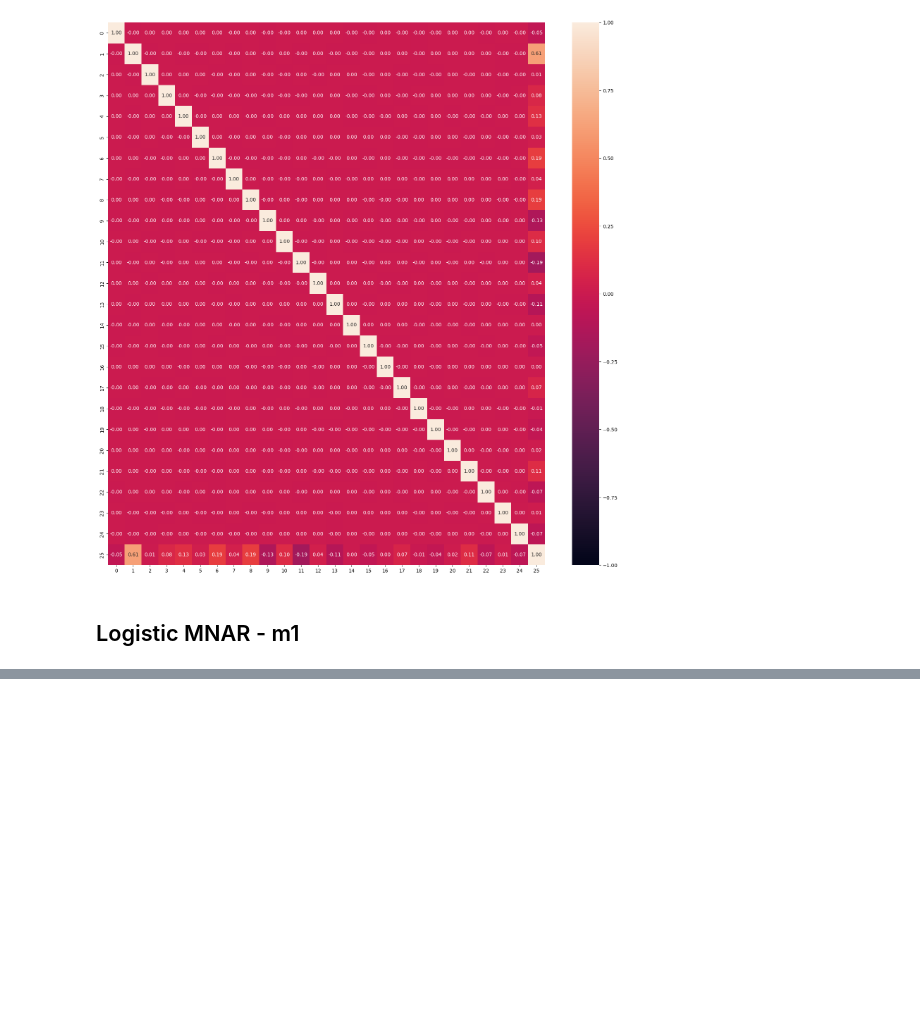
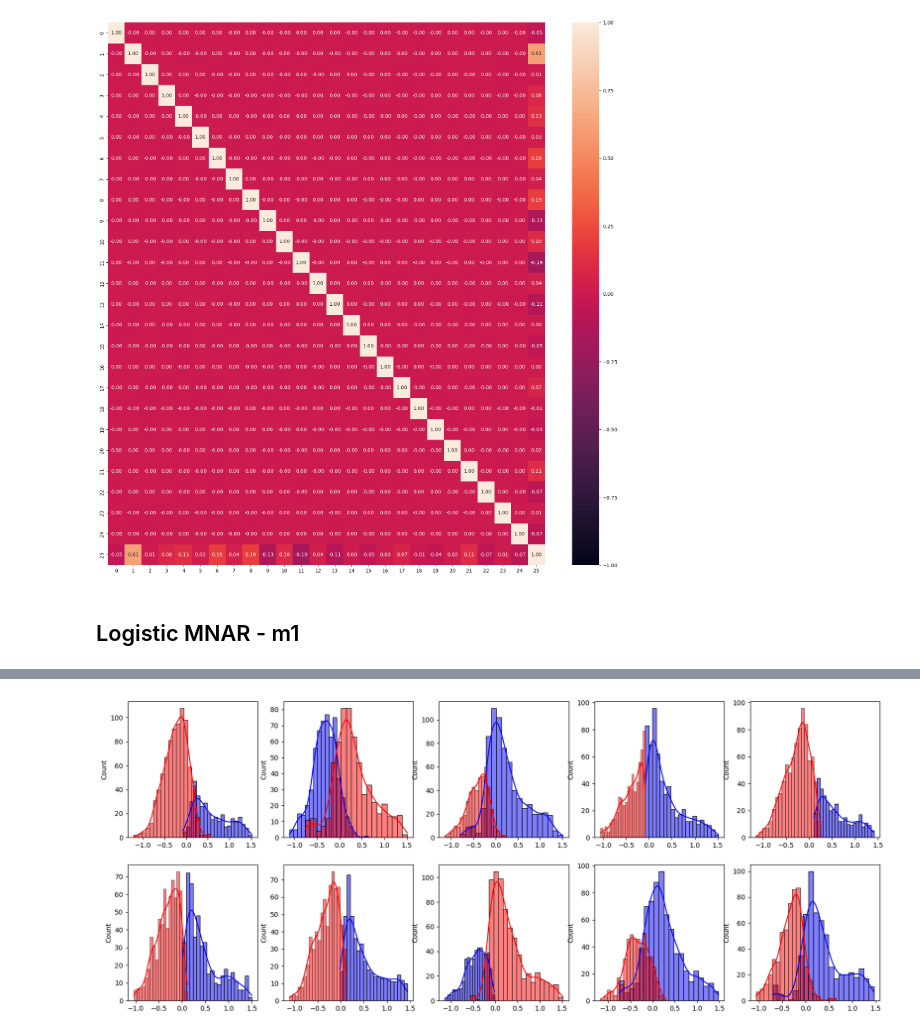
Before and after one commit to sitaomin1994/federated_imputation, a Jupyter notebook: notebook/paper_revision.ipynb, the cells around one changed output, grey strips where cells are left out. Drawn from its saved outputs; the diff is of its cells as text; code cells hidden in the pictures; blank space fills up the shorter version.

```diff
--- a/notebook/paper_revision.ipynb
+++ b/notebook/paper_revision.ipynb
@@ -73,0 +313,29 @@ Name: count, dtype: int64
+# %%
+def show_feature_dist(path, fid):
+    mask = np.load(path + "missing_mask_0.npy")
+    data = np.load(path + "origin_data_0.npy")
+    split_indices = np.load(path + "split_indices_0.npy")
+
+    masks = np.split(mask, split_indices)
+    datas = np.split(data, split_indices)
+
+    fid = 0
+    cid = 7
+    X = datas[cid]
+    mask = masks[cid]
+    fig, axes = plt.subplots(2, 5, figsize=(20, 8))
+    for cid in range(10):
+        X = datas[cid]
+        mask = masks[cid]
+        sns.histplot(X[:, fid][mask[:, fid]], kde=True, color="blue", label="X", bins = 20, ax = axes[cid//5, cid%5])
+        sns.histplot(X[:, fid][~mask[:, fid]], kde=True, color="red", label="X", bins = 20, ax = axes[cid//5, cid%5])
+# %%
+# no random sampling, sphere coefficients
+
+path = "M:\\OneDrive\\Projects\\federated_imputation_pc2\\results\\"\
+"raw_results\\fed_imp_ext_pc2\\0214\codon\\10\\sample-evenly\\random2@mrl=0.3_mrr=0.7_mm=mnarlrsigst"\
+    "\\allk0.25_sphere\\as_fedavg-s@s_102931466@s_50@p_False\\"
+
+show_feature_dist(path, 0)
+# %% [output]
+[figure, added]
```
Also changed, not shown: parts of 13 cells of this notebook, 8 other files.
